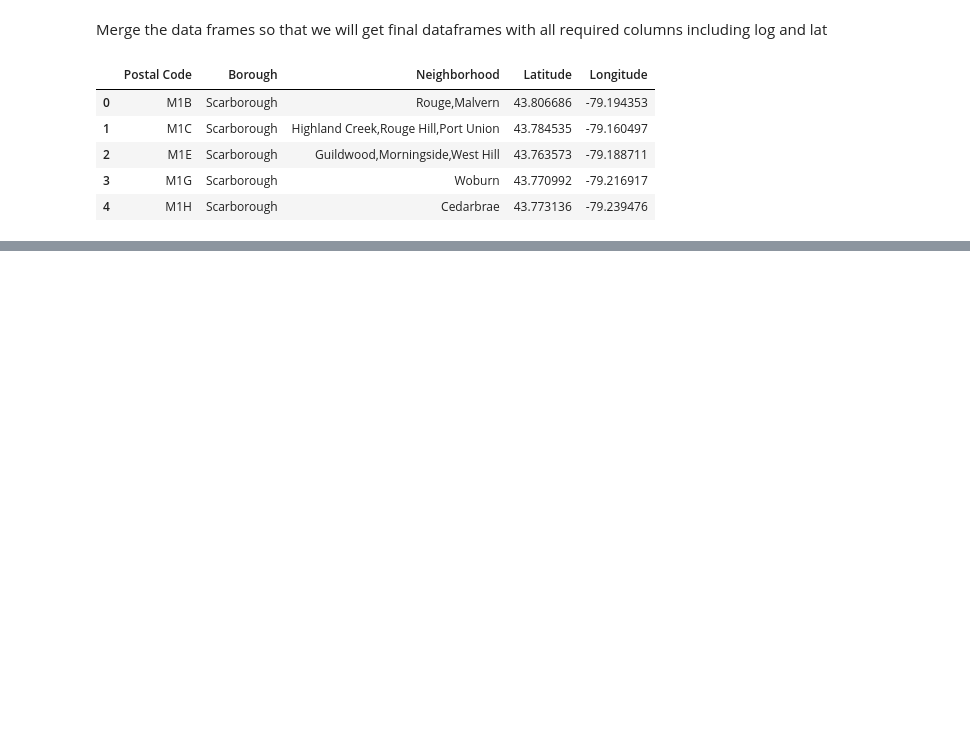
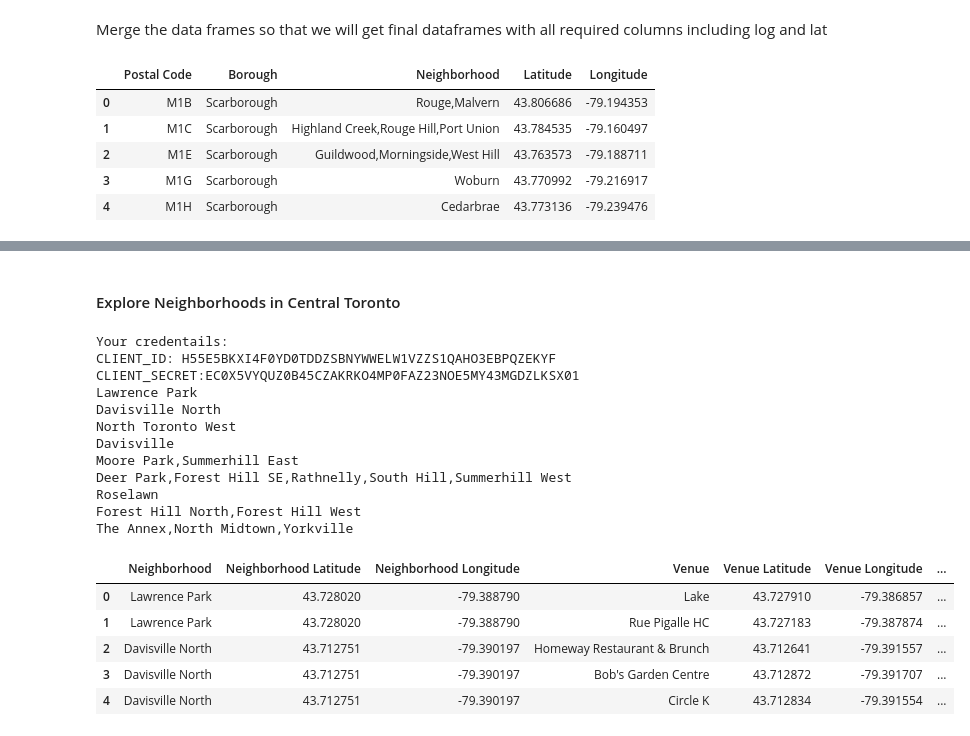
Before and after one commit to byogi06/Coursera_Capstone_Project, a Jupyter notebook: Data Science Capstone- Week 3 Assignment.ipynb, the cells around one changed output, grey strips where cells are left out. Drawn from its saved outputs; the diff is of its cells as text; code cells hidden in the pictures; blank space fills up the shorter version.

```diff
--- a/Data Science Capstone- Week 3 Assignment.ipynb
+++ b/Data Science Capstone- Week 3 Assignment.ipynb
@@ -90,0 +181,78 @@ df_p.head()
+# %% [markdown]
+#### Explore Neighborhoods in Central Toronto
+# %%
+East_Toronto=toronto_boroughs[toronto_boroughs['Borough']=='East Toronto'].reset_index(drop=True)
+East_Toronto.head()
+
+CLIENT_ID = 'H55E5BKXI4F0YD0TDDZSBNYWWELW1VZZS1QAHO3EBPQZEKYF' # your Foursquare ID
+CLIENT_SECRET = 'EC0X5VYQUZ0B45CZAKRKO4MP0FAZ23NOE5MY43MGDZLKSX01' # your Foursquare Secret
+VERSION = '20180605' # Foursquare API version
+LIMIT = 50
+print('Your credentails:')
+print('CLIENT_ID: ' + CLIENT_ID)
+print('CLIENT_SECRET:' + CLIENT_SECRET)
+
+def getNearbyVenues(names, latitudes, longitudes, radius=200):
+
+    venues_list=[]
+    for name, lat, lng in zip(names, latitudes, longitudes):
+        print(name)
+
+        # create the API request URL
+        url = 'https://api.foursquare.com/v2/venues/explore?&client_id={}&client_secret={}&v={}&ll={},{}&radius={}&limit={}'.format(
+            CLIENT_ID,
+            CLIENT_SECRET,
+            VERSION,
+            lat,
+            lng,
+            radius,
+            LIMIT)
+
+        # make the GET request
+        results = requests.get(url).json()["response"]['groups'][0]['items']
+
+        # return only relevant information for each nearby venue
+        venues_list.append([(
+            name,
+            lat,
+            lng,
+            v['venue']['name'],
+            v['venue']['location']['lat'],
+            v['venue']['location']['lng'],
+            v['venue']['categories'][0]['name']) for v in results])
+
+    nearby_venues = pd.DataFrame([item for venue_list in venues_list for item in venue_list])
+    nearby_venues.columns = ['Neighborhood',
+                  'Neighborhood Latitude',
+                  'Neighborhood Longitude',
+                  'Venue',
+                  'Venue Latitude',
+                  'Venue Longitude',
+                  'Venue Category']
+
+    return(nearby_venues)
+
+East_Toronto_venues = getNearbyVenues(names=Central_Toronto['Neighborhood'],
+                                   latitudes=Central_Toronto['Latitude'],
+                                   longitudes=Central_Toronto['Longitude']
+                                  )
+East_Toronto_venues.head()
+# %% [output]
+Your credentails:
+CLIENT_ID: H55E5BKXI4F0YD0TDDZSBNYWWELW1VZZS1QAHO3EBPQZEKYF
+CLIENT_SECRET:EC0X5VYQUZ0B45CZAKRKO4MP0FAZ23NOE5MY43MGDZLKSX01
+Lawrence Park
+Davisville North
+North Toronto West
+Davisville
+Moore Park,Summerhill East
+Deer Park,Forest Hill SE,Rathnelly,South Hill,Summerhill West
+Roselawn
+Forest Hill North,Forest Hill West
+The Annex,North Midtown,Yorkville
+|  | Neighborhood | Neighborhood Latitude | Neighborhood Longitude | Venue | Venue Latitude | Venue Longitude | ... |
+| 0 | Lawrence Park | 43.728020 | -79.388790 | Lake | 43.727910 | -79.386857 | ... |
+| 1 | Lawrence Park | 43.728020 | -79.388790 | Rue Pigalle HC | 43.727183 | -79.387874 | ... |
+| 2 | Davisville North | 43.712751 | -79.390197 | Homeway Restaurant & Brunch | 43.712641 | -79.391557 | ... |
+| 3 | Davisville North | 43.712751 | -79.390197 | Bob's Garden Centre | 43.712872 | -79.391707 | ... |
+| 4 | Davisville North | 43.712751 | -79.390197 | Circle K | 43.712834 | -79.391554 | ... |
```
Also changed, not shown: parts of 11 cells of this notebook.
